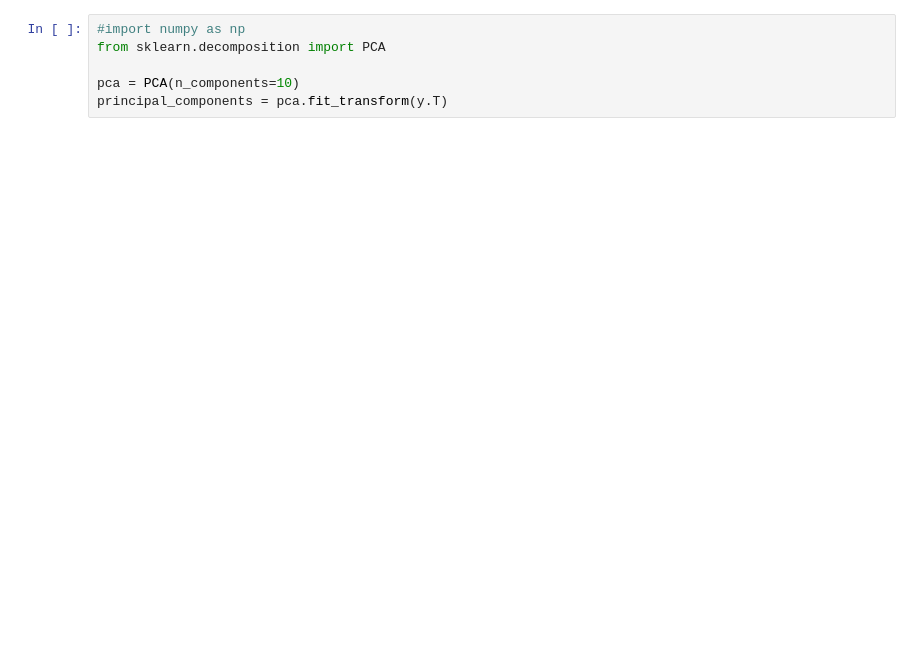
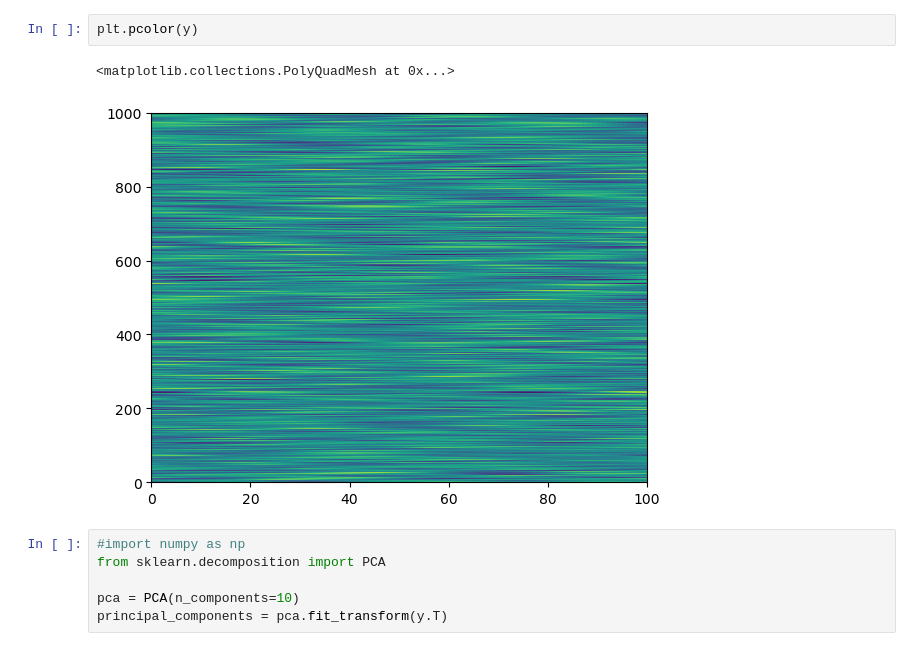
Before and after one commit to kuiper2000/Applied_Math, a Jupyter notebook: _sources/ODE/EOF_ODE.ipynb, the cells around one changed output. Drawn from its saved outputs; the diff is of its cells as text; blank space fills up the shorter version.

```diff
--- a/_sources/ODE/EOF_ODE.ipynb
+++ b/_sources/ODE/EOF_ODE.ipynb
@@ -47,3 +52,8 @@ plt.show()
+# %%
+plt.pcolor(y)
+# %% [output]
+<matplotlib.collections.PolyQuadMesh at 0x...>
+[figure, added]
 # %%
 #import numpy as np
 from sklearn.decomposition import PCA
```
Also changed, not shown: parts of 2 cells of this notebook, 33 other files.
